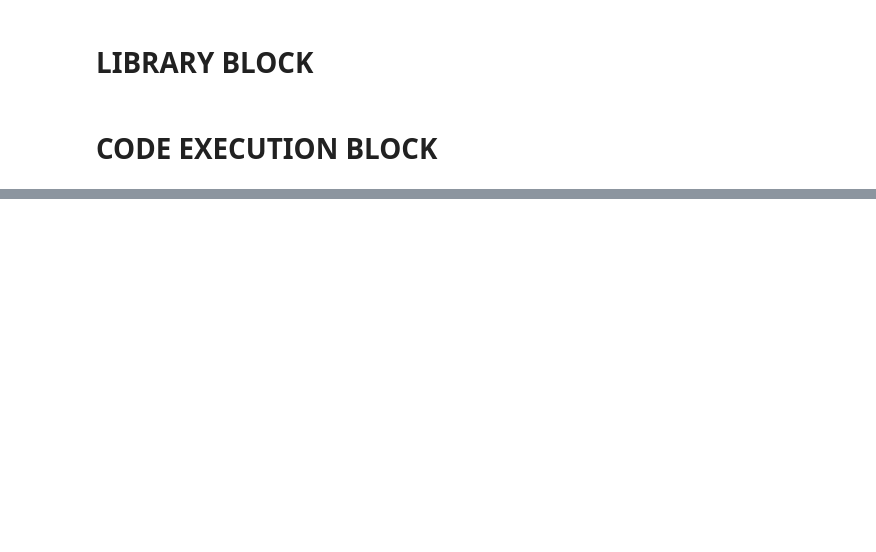
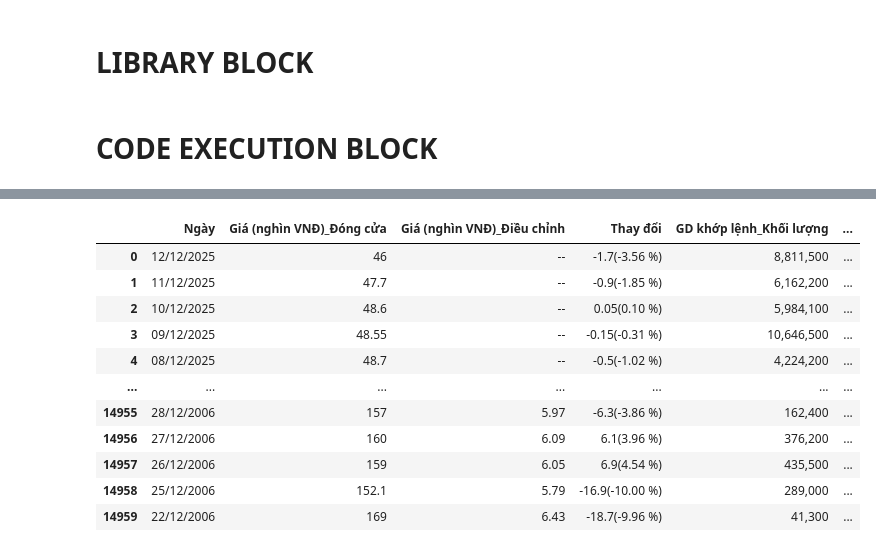
Before and after one commit to dung-Doctor25/Investment-support-system, a Jupyter notebook: crawl/stock_market.ipynb, the cells around one changed output, grey strips where cells are left out. Cells and saved outputs as stored; diff of their text form; code cells hidden in the pictures; blank space fills up the shorter version.

Commit message:
Back up thứ 3 ngày 23/12

```diff
--- a/crawl/stock_market.ipynb
+++ b/crawl/stock_market.ipynb
@@ -103,0 +54,73 @@ page_next.click()
+# %%
+#KHoong duoc xoa dong ben duoi
+# df = pd.read_json('danh_sach_ma_simple.json', orient='values')
+# codes_list = df.values.flatten().tolist()
+# codes_list = [code.upper() for code in codes_list]
+
+
+
+top_5_market_cap = ['HPG', 'STB', 'TCB', 'MBB', 'SSI']
+codes_list = top_5_market_cap
+
+start = 1
+end = 5
+df_market_stock_data = pd.DataFrame()
+for idx,code in enumerate(codes_list[start:end]):
+    print(f"Lấy dữ liệu cho mã cổ phiếu: {code}, {idx+1}/{end-start}")
+    driver.get(f"https://cafef.vn/du-lieu/lich-su-giao-dich-{code}-1.chn")
+    sleep(2)
+
+    while True:
+        # --- BẮT ĐẦU ĐOẠN CODE THAY THẾ ---
+
+        stock_data = [] # Khởi tạo rỗng để tránh lỗi biến chưa định nghĩa
+        data_found = False # Cờ kiểm soát xem đã lấy được chưa
+        start_wait_data = time.time() # Bấm giờ bắt đầu chờ dữ liệu
+
+        print("    Đang đợi dữ liệu bảng xuất hiện...")
+
+        # Vòng lặp chờ dữ liệu tối đa 3 phút (180s)
+        while (time.time() - start_wait_data) < 180:
+            try:
+                temp_data = get_table_data()
+                # Kiểm tra: Phải trả về list và list đó phải có phần tử
+                if temp_data and len(temp_data) > 0:
+                    stock_data = temp_data
+                    data_found = True
+                    print(f"    -> Đã lấy được {len(stock_data)} dòng dữ liệu.")
+                    break # Thành công! Thoát vòng lặp chờ
+            except Exception:
+                # Nếu hàm get_table_data bị lỗi (do chưa load xong DOM), cứ bỏ qua và thử lại
+                pass
+
+            time.sleep(1) # Nghỉ 1 giây rồi thử lại để tránh treo máy
+
+        page_next = driver.find_element(By.CSS_SELECTOR, 'div[class="pagination-item"] i[id="paging-right"]')
+        if 'enable' in page_next.get_attribute('class'):
+            print("không Có trang tiếp theo")
+            break
+        page_next.click()
+        sleep(2)
+
+
+        # Nếu sau 3 phút mà vẫn không có dữ liệu
+        if not data_found:
+            print(f"-> LỖI: Không thể lấy dữ liệu bảng sau 3 phút. Dừng mã {code}.")
+            continue # Thoát khỏi vòng lặp phân trang (while True lớn bên ngoài)
+
+        # --- KẾT THÚC ĐOẠN CODE THAY THẾ ---
+
+        df_stock_data = pd.DataFrame(stock_data)
+        df_stock_data['Ma'] = code
+        df_market_stock_data = pd.concat([df_market_stock_data, df_stock_data], ignore_index=True, axis=0)
+        sleep(1)
+
+
+
+current_time = datetime.now().strftime("%Y%m%d_%H%M%S")
+df_market_stock_data.to_csv(f'data/market_data/market_data_{current_time}.csv', index=False)
+display(df_market_stock_data)
+
+
+print("Dữ liệu của tất cả các công ty đã được lưu vào sheet 'TongHop' trong file 'du_lieu_2018_2023.xlsx'")
+# %% [output]
@@ -103,0 +144,12 @@ page_next.click()
+|  | Ngày | Giá (nghìn VNĐ)_Đóng cửa | Giá (nghìn VNĐ)_Điều chỉnh | Thay đổi | GD khớp lệnh_Khối lượng | ... |
+| 0 | 12/12/2025 | 46 | -- | -1.7(-3.56 %) | 8,811,500 | ... |
+| 1 | 11/12/2025 | 47.7 | -- | -0.9(-1.85 %) | 6,162,200 | ... |
+| 2 | 10/12/2025 | 48.6 | -- | 0.05(0.10 %) | 5,984,100 | ... |
+| 3 | 09/12/2025 | 48.55 | -- | -0.15(-0.31 %) | 10,646,500 | ... |
+| 4 | 08/12/2025 | 48.7 | -- | -0.5(-1.02 %) | 4,224,200 | ... |
+| ... | ... | ... | ... | ... | ... | ... |
+| 14955 | 28/12/2006 | 157 | 5.97 | -6.3(-3.86 %) | 162,400 | ... |
+| 14956 | 27/12/2006 | 160 | 6.09 | 6.1(3.96 %) | 376,200 | ... |
+| 14957 | 26/12/2006 | 159 | 6.05 | 6.9(4.54 %) | 435,500 | ... |
+| 14958 | 25/12/2006 | 152.1 | 5.79 | -16.9(-10.00 %) | 289,000 | ... |
+| 14959 | 22/12/2006 | 169 | 6.43 | -18.7(-9.96 %) | 41,300 | ... |
```
Also changed, not shown: parts of 7 cells of this notebook, 28 other files.
